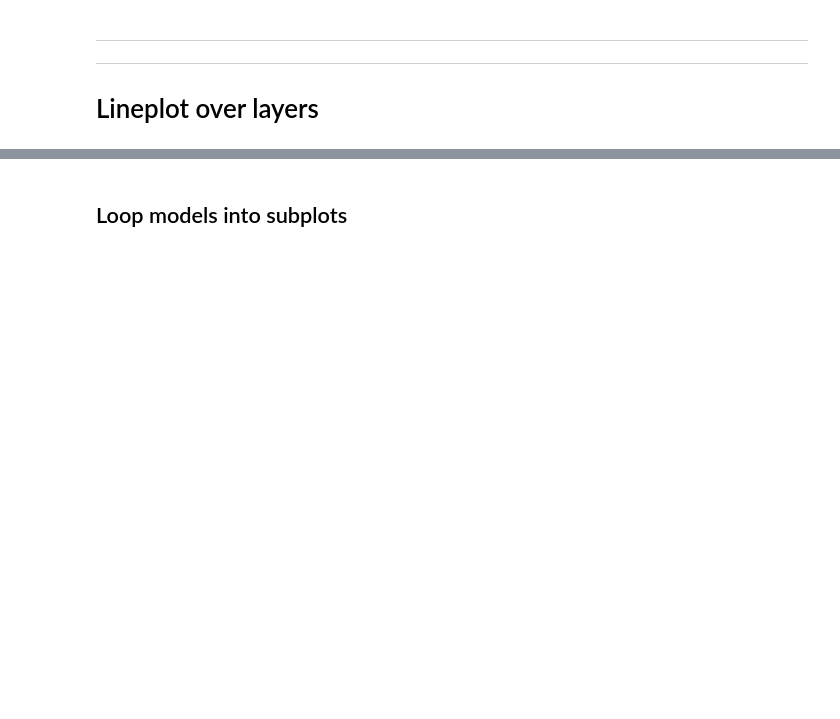
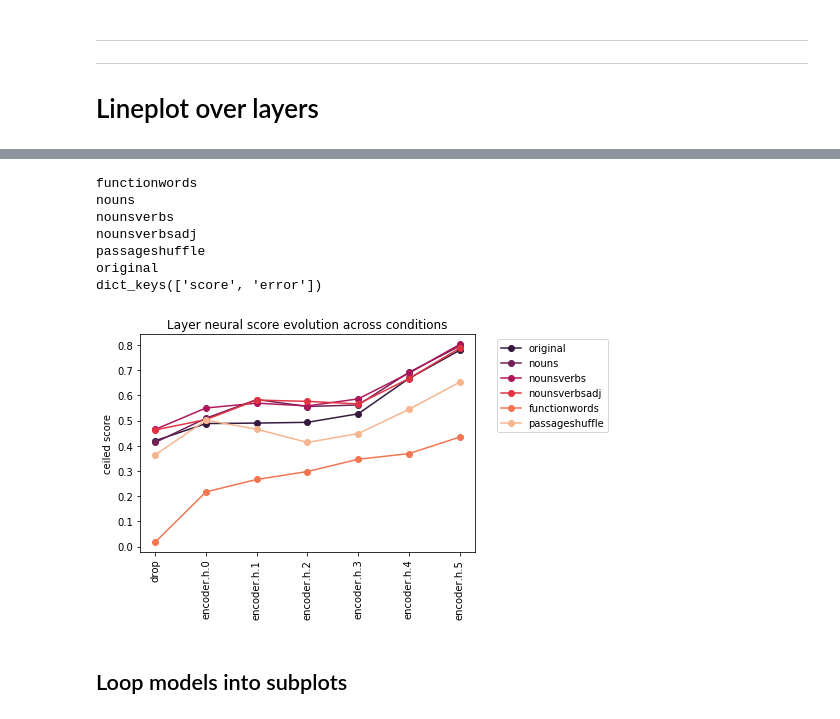
Before and after one commit to eghbalhosseini/neural-nlp-1, a Jupyter notebook: neural_nlp/analyze/neural-scrambled/ablated-conditions/match-to-brain-ablation.ipynb, the cells around one changed output, grey strips where cells are left out. Drawn from its saved outputs; the diff is of its cells as text; code cells hidden in the pictures; blank space fills up the shorter version.

```diff
--- a/neural_nlp/analyze/neural-scrambled/ablated-conditions/match-to-brain-ablation.ipynb
+++ b/neural_nlp/analyze/neural-scrambled/ablated-conditions/match-to-brain-ablation.ipynb
@@ -301,3 +307,14 @@ def get_layerplot(model_identifier):
+# %%
+get_layerplot('distilgpt2-avgtoken')
+# %% [output]
+functionwords
+nouns
+nounsverbs
+nounsverbsadj
+passageshuffle
+original
+dict_keys(['score', 'error'])
+[figure, added]
 # %%
 #print(get_all_layers('albert-xxlarge-v2'))
 # %%
```
Also changed, not shown: parts of 12 cells of this notebook, 9 other files.
